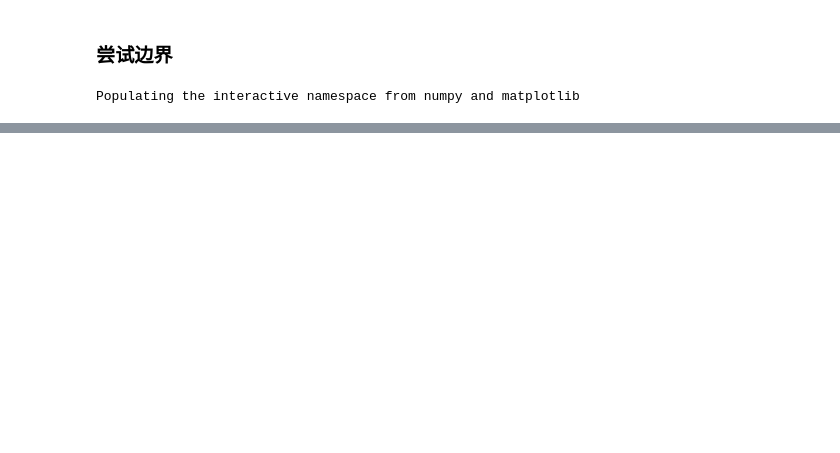
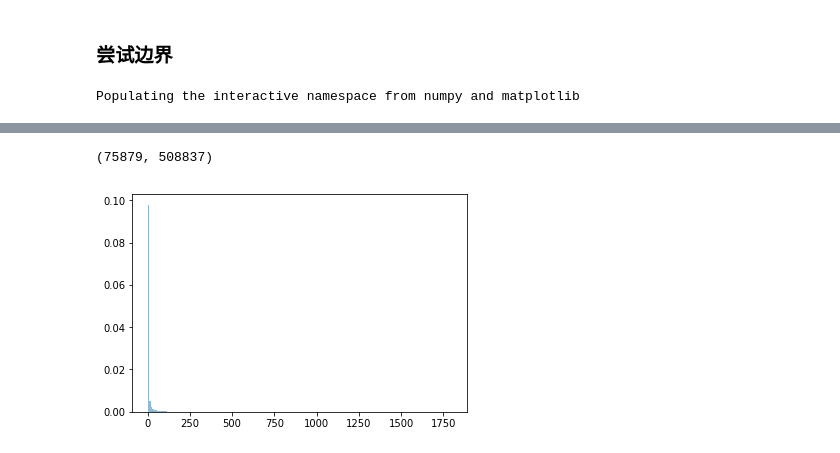
Before and after one commit to uscxiaoyu/A-method-for-fitting-ABM, a Jupyter notebook: 1.try_boundary.ipynb, the cells around one changed output, grey strips where cells are left out. Drawn from its saved outputs; the diff is of its cells as text; code cells hidden in the pictures; blank space fills up the shorter version.

```diff
--- a/1.try_boundary.ipynb
+++ b/1.try_boundary.ipynb
@@ -23,23 +98,28 @@ def func(p, q, g):
 expon_seq = np.load('dataSources/exponential_sequance.npy')
 gauss_seq = np.load('dataSources/gaussian_sequance.npy')
 logno_seq = np.load('dataSources/lognormal_sequance.npy')
-g_cont = [nx.barabasi_albert_graph(10000, 3), generate_random_graph(expon_seq), generate_random_graph(gauss_seq),
-          nx.gnm_random_graph(10000, 100000), nx.gnm_ran
-          dom_graph(10000, 30000),
-          nx.gnm_random_graph(10000, 40000), nx.gnm_random_graph(10000, 50000), nx.gnm_random_graph(10000, 60000),
-          nx.gnm_random_graph(10000, 70000), nx.gnm_random_graph(10000, 80000), nx.gnm_random_graph(10000, 90000),
-          generate_random_graph(logno_seq),
+facebook_graph = nx.read_gpickle('dataSources/facebook.gpickle')
+epinions_graph = nx.read_gpickle('dataSources/epinions.gpickle')
+g_cont = [nx.barabasi_albert_graph(10000, 3), generate_random_graph(expon_seq),
+          generate_random_graph(gauss_seq), nx.gnm_random_graph(10000, 100000),
+          nx.gnm_random_graph(10000, 30000), nx.gnm_random_graph(10000, 40000),
+          nx.gnm_random_graph(10000, 50000), nx.gnm_random_graph(10000, 60000),
+          nx.gnm_random_graph(10000, 70000), nx.gnm_random_graph(10000, 80000),
+          nx.gnm_random_graph(10000, 90000), generate_random_graph(logno_seq),
           nx.watts_strogatz_graph(10000, 6, 0), nx.watts_strogatz_graph(10000, 6, 0.1),
           nx.watts_strogatz_graph(10000, 6, 0.3), nx.watts_strogatz_graph(10000, 6, 0.5),
           nx.watts_strogatz_graph(10000, 6, 0.7), nx.watts_strogatz_graph(10000, 6, 0.9),
-          nx.watts_strogatz_graph(10000, 6, 1)]
+          nx.watts_strogatz_graph(10000, 6, 1),
+          facebook_graph, epinions_graph]
 
-txt_cont = ['barabasi_albert_graph(10000,3)', 'exponential_graph(10000,3)', 'gaussian_graph(10000,3)',
-            'gnm_random_graph(10000,100000)', 'gnm_random_graph(10000,30000)',
-            'gnm_random_graph(10000,40000)', 'gnm_random_graph(10000,50000)', 'gnm_random_graph(10000,60000)',
-            'gnm_random_graph(10000,70000)', 'gnm_random_graph(10000,80000)', 'gnm_random_graph(10000,90000)',
-            'lognormal_graph(10000,3)',
+txt_cont = ['barabasi_albert_graph(10000,3)', 'exponential_graph(10000,3)',
+            'gaussian_graph(10000,3)', 'gnm_random_graph(10000,100000)',
+            'gnm_random_graph(10000,30000)', 'gnm_random_graph(10000,40000)',
+            'gnm_random_graph(10000,50000)', 'gnm_random_graph(10000,60000)',
+            'gnm_random_graph(10000,70000)', 'gnm_random_graph(10000,80000)',
+            'gnm_random_graph(10000,90000)', 'lognormal_graph(10000,3)',
             'watts_strogatz_graph(10000,6,0)', 'watts_strogatz_graph(10000,6,0.1)',
             'watts_strogatz_graph(10000,6,0.3)', 'watts_strogatz_graph(10000,6,0.5)',
             'watts_strogatz_graph(10000,6,0.7)', 'watts_strogatz_graph(10000,6,0.9)',
-            'watts_strogatz_graph(10000,6,1.0)']
+            'watts_strogatz_graph(10000,6,1.0)',
+            'facebook_graph', 'epinions_graph']
@@ -45,0 +144,14 @@ txt_cont = ['barabasi_albert_graph(10000,3)', 'exponential_graph(10000,3)', 'gau
+# %%
+epinions_graph.number_of_nodes(), epinions_graph.number_of_edges()
+# %% [output]
+(75879, 508837)
+# %%
+in_cont = epinions_graph.in_degree()
+out_cont = epinions_graph.out_degree()
+c = 0
+for key in dict(in_cont):
+    if in_cont[key] == 0 and out_cont[key] == 0:
+        c += 1
+# %%
+inDegree = list(dict(in_cont).values())
+outDegree = list(dict(out_cont).values())
@@ -45,0 +162,4 @@ txt_cont = ['barabasi_albert_graph(10000,3)', 'exponential_graph(10000,3)', 'gau
+# %%
+n, bins, patches = pl.hist(outDegree, 200, alpha=0.5, density=1)
+# %% [output]
+[figure, added]
```
Also changed, not shown: parts of 31 cells of this notebook, 2 other files.
